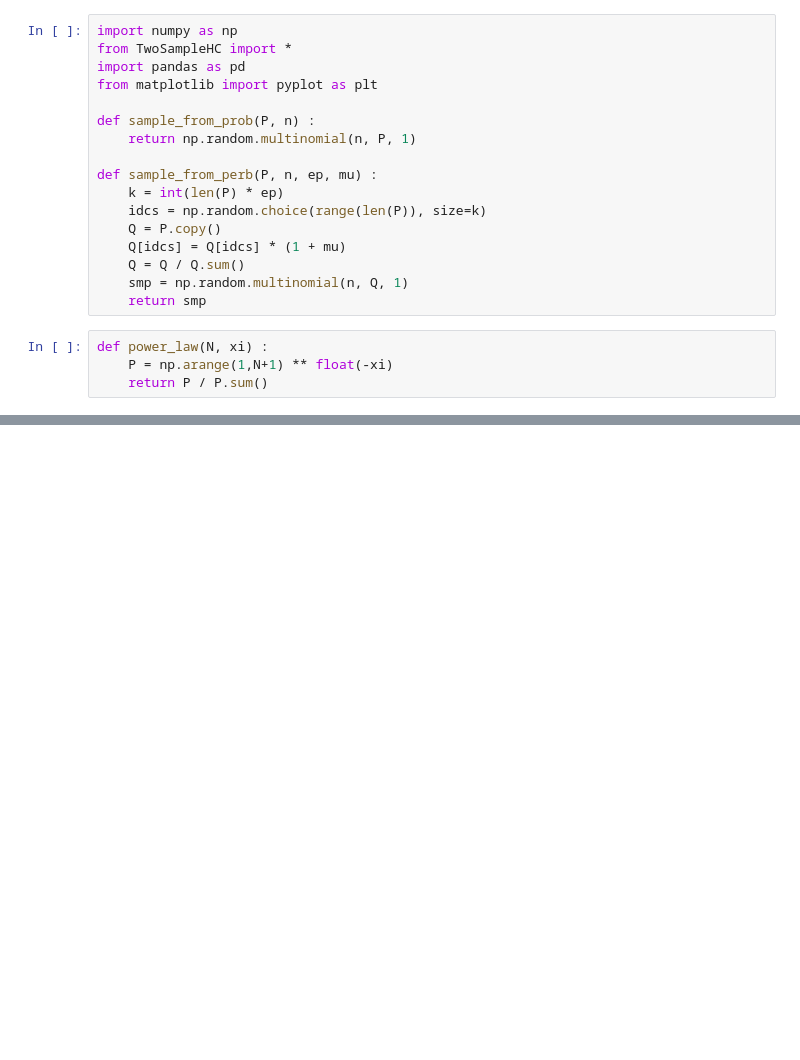
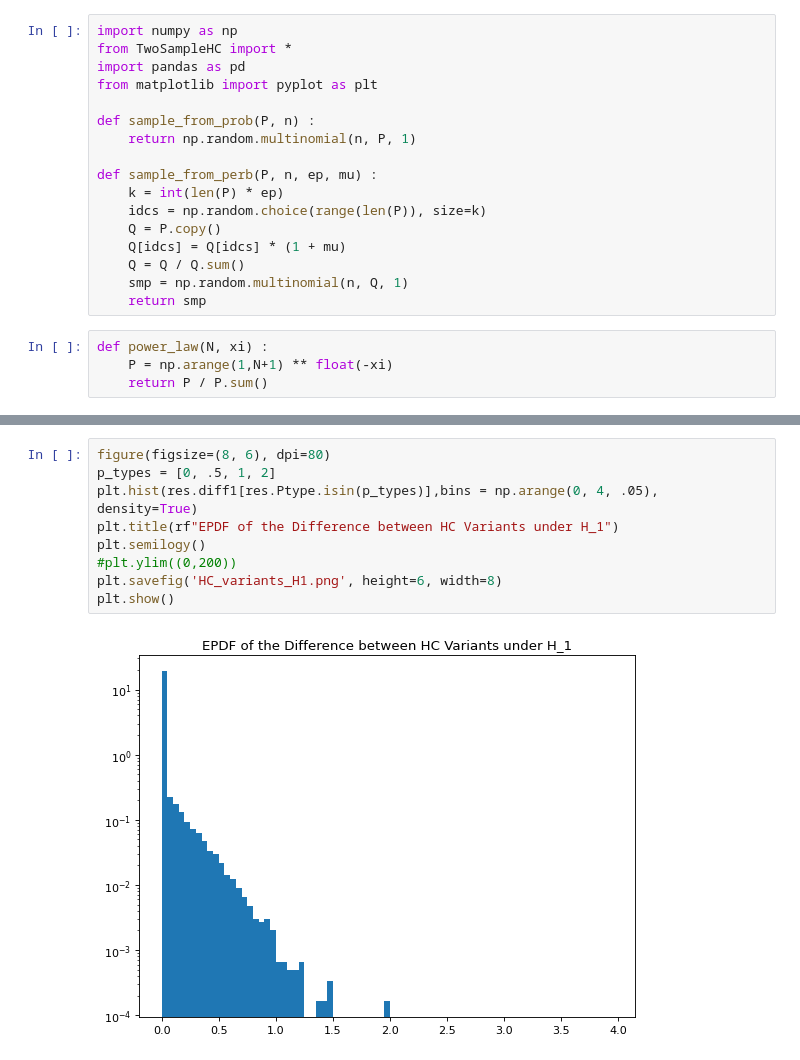
Before and after one commit to alonkipnis/HCAuthorship, a Jupyter notebook: compare_HC_types/compare_HC.ipynb, the cells around one changed output, grey strips where cells are left out. Drawn from its saved outputs; the diff is of its cells as text; blank space fills up the shorter version.

```diff
--- a/compare_HC_types/compare_HC.ipynb
+++ b/compare_HC_types/compare_HC.ipynb
@@ -101,3 +109,14 @@ plt.show()
+# %%
+figure(figsize=(8, 6), dpi=80)
+p_types = [0, .5, 1, 2]
+plt.hist(res.diff1[res.Ptype.isin(p_types)],bins = np.arange(0, 4, .05), density=True)
+plt.title(rf"EPDF of the Difference between HC Variants under H_1")
+plt.semilogy()
+#plt.ylim((0,200))
+plt.savefig('HC_variants_H1.png', height=6, width=8)
+plt.show()
+# %% [output]
+[figure, added]
 # %%
 for p_type in res.Ptype.unique() :
     res.diff0[res.Ptype == p_type].hist(bins = np.arange(0, 2, .05))
```
Also changed, not shown: parts of 7 cells of this notebook, 6 other files.
